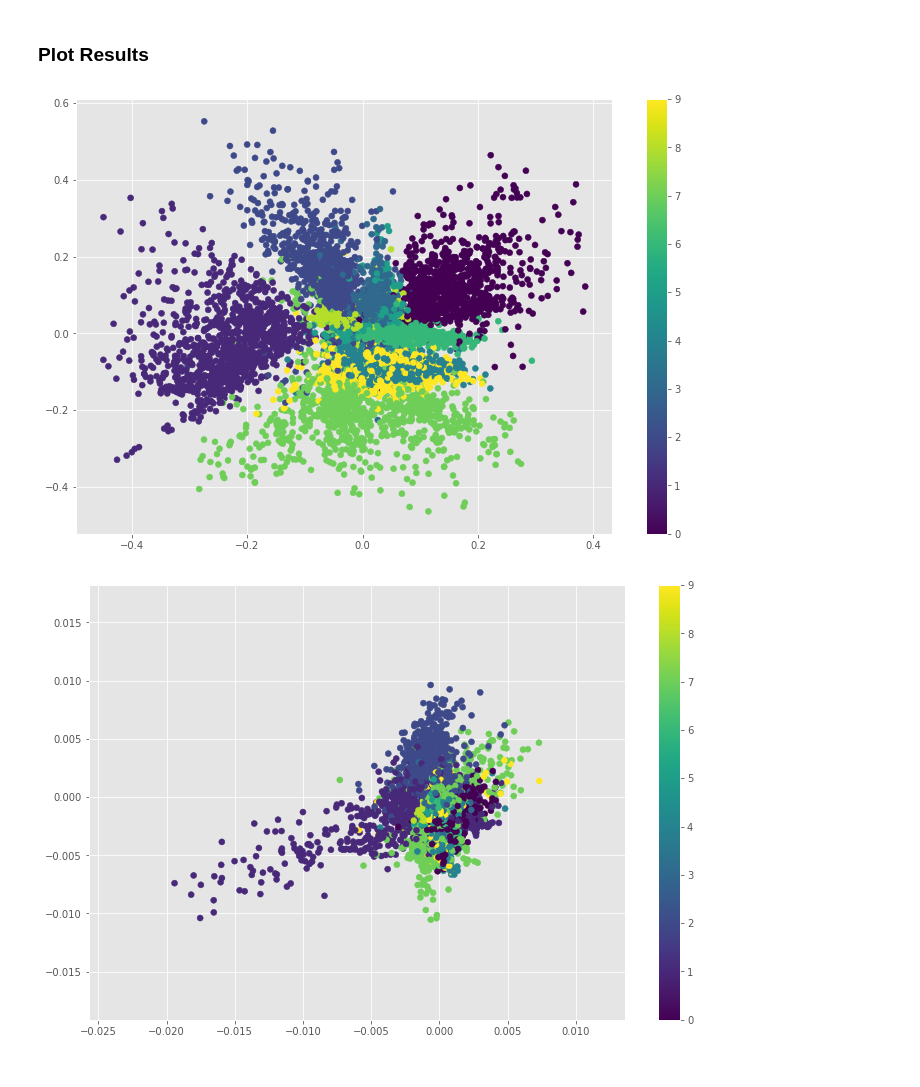
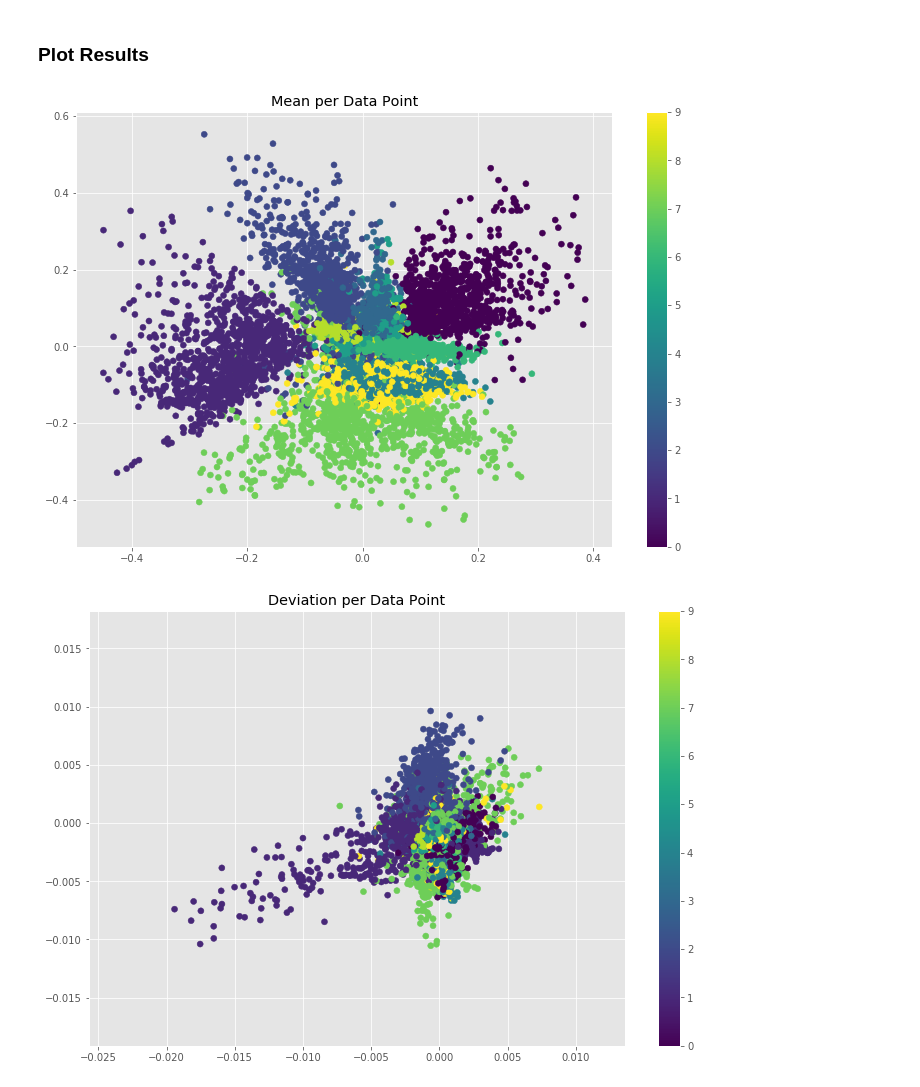
Before and after one commit to gandhiy/variational_inference, a Jupyter notebook: VAE MNIST.ipynb, the cells around one changed output. Drawn from its saved outputs; the diff is of its cells as text; code cells hidden in the pictures.

```diff
--- a/VAE MNIST.ipynb
+++ b/VAE MNIST.ipynb
@@ -169,16 +172,18 @@ Epoch 10/10
 # %%
 conv_mu, conv_sig, out = conv_encoder.predict(x_test)
 plt.figure(figsize=(12,8))
+plt.title("Mean per Data Point")
 plt.scatter(conv_mu[:,0], conv_mu[:,1], c=y_test)
 plt.colorbar()
 plt.show()
 plt.figure(figsize=(12,8))
+plt.title("Deviation per Data Point")
 plt.scatter(conv_sig[:,0], conv_sig[:,1], c=y_test)
 plt.colorbar()
 plt.show()
 # %% [output]
-[figure, old version]
+[figure, new version]
-[figure, old version]
+[figure, new version]
 # %%
 n = 30
 digit_size = 28
```
Also changed, not shown: parts of 6 cells of this notebook, 1 other file.
